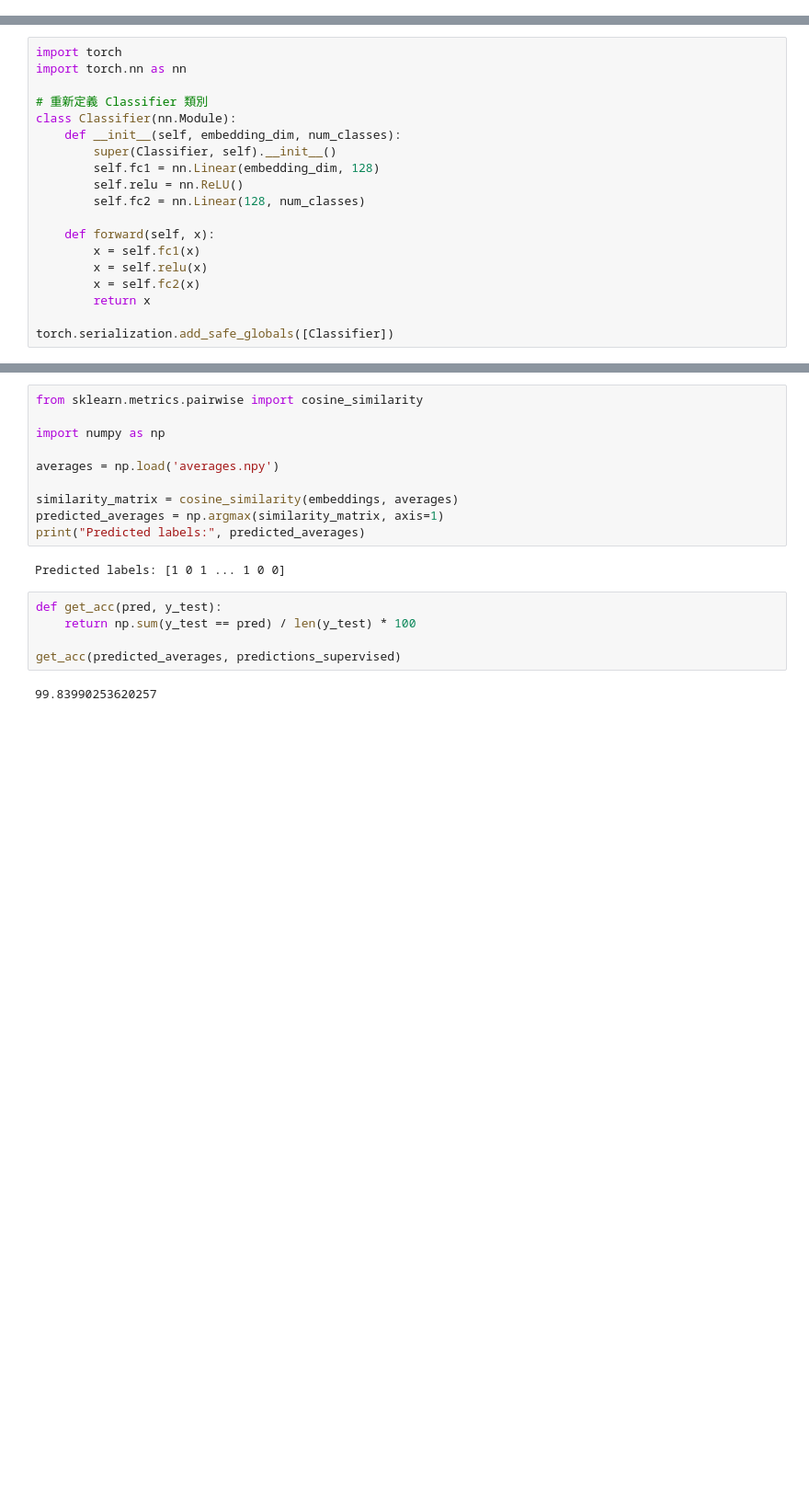
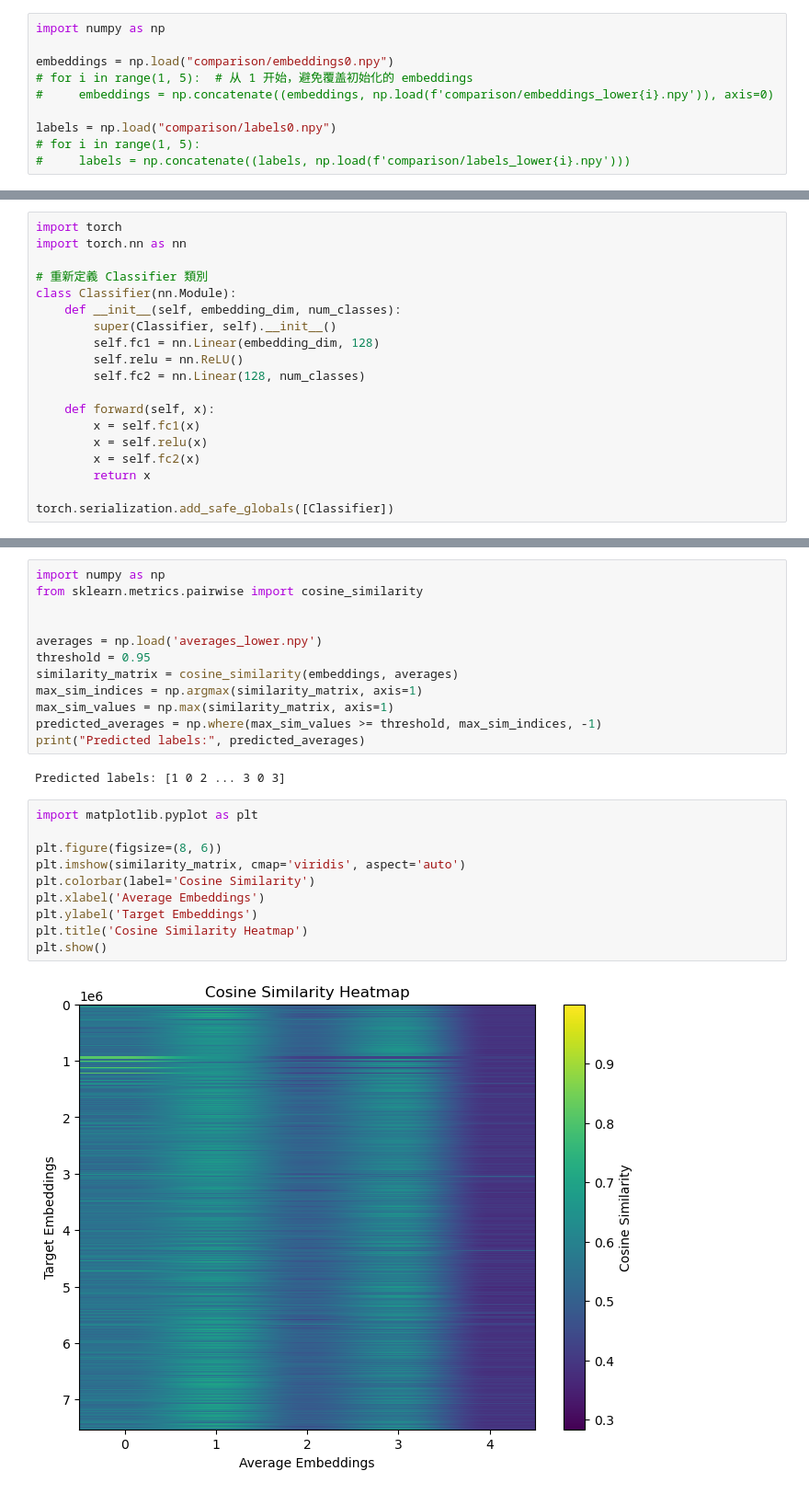
Before and after one commit to sylvey/section_normalization, a Jupyter notebook: comparison.ipynb, the cells around one changed output, grey strips where cells are left out. Shown at 92% size. Saved outputs shown, nothing was run; the diff lists cells and outputs as text; blank space fills up the shorter version.

```diff
--- a/comparison.ipynb
+++ b/comparison.ipynb
@@ -25,0 +1,10 @@ embeddings = fine_tuned_model.encode(df['sec-title'].tolist()[7528537*4:])
+# %%
+import numpy as np
+
+embeddings = np.load("comparison/embeddings0.npy")
+# for i in range(1, 5):  # 从 1 开始，避免覆盖初始化的 embeddings
+#     embeddings = np.concatenate((embeddings, np.load(f'comparison/embeddings_lower{i}.npy')), axis=0)
+
+labels = np.load("comparison/labels0.npy")
+# for i in range(1, 5):
+#     labels = np.concatenate((labels, np.load(f'comparison/labels_lower{i}.npy')))
@@ -72,19 +124,26 @@ Predicted labels: [1 0 1 ... 1 0 0]
 # %%
+import numpy as np
 from sklearn.metrics.pairwise import cosine_similarity
 
-import numpy as np
 
-averages = np.load('averages.npy')
-
+averages = np.load('averages_lower.npy')
+threshold = 0.95
 similarity_matrix = cosine_similarity(embeddings, averages)
-predicted_averages = np.argmax(similarity_matrix, axis=1)
+max_sim_indices = np.argmax(similarity_matrix, axis=1)
+max_sim_values = np.max(similarity_matrix, axis=1)
+predicted_averages = np.where(max_sim_values >= threshold, max_sim_indices, -1)
 print("Predicted labels:", predicted_averages)
 # %% [output]
-Predicted labels: [1 0 1 ... 1 0 0]
+Predicted labels: [1 0 2 ... 3 0 3]
-# %%
-def get_acc(pred, y_test):
-    return np.sum(y_test == pred) / len(y_test) * 100
-
-get_acc(predicted_averages, predictions_supervised)
-# %% [output]
-99.83990253620257
+# %%
+import matplotlib.pyplot as plt
+
+plt.figure(figsize=(8, 6))
+plt.imshow(similarity_matrix, cmap='viridis', aspect='auto')
+plt.colorbar(label='Cosine Similarity')
+plt.xlabel('Average Embeddings')
+plt.ylabel('Target Embeddings')
+plt.title('Cosine Similarity Heatmap')
+plt.show()
+# %% [output]
+[figure, added]
```
Also changed, not shown: parts of 25 cells of this notebook, 7 other files.
